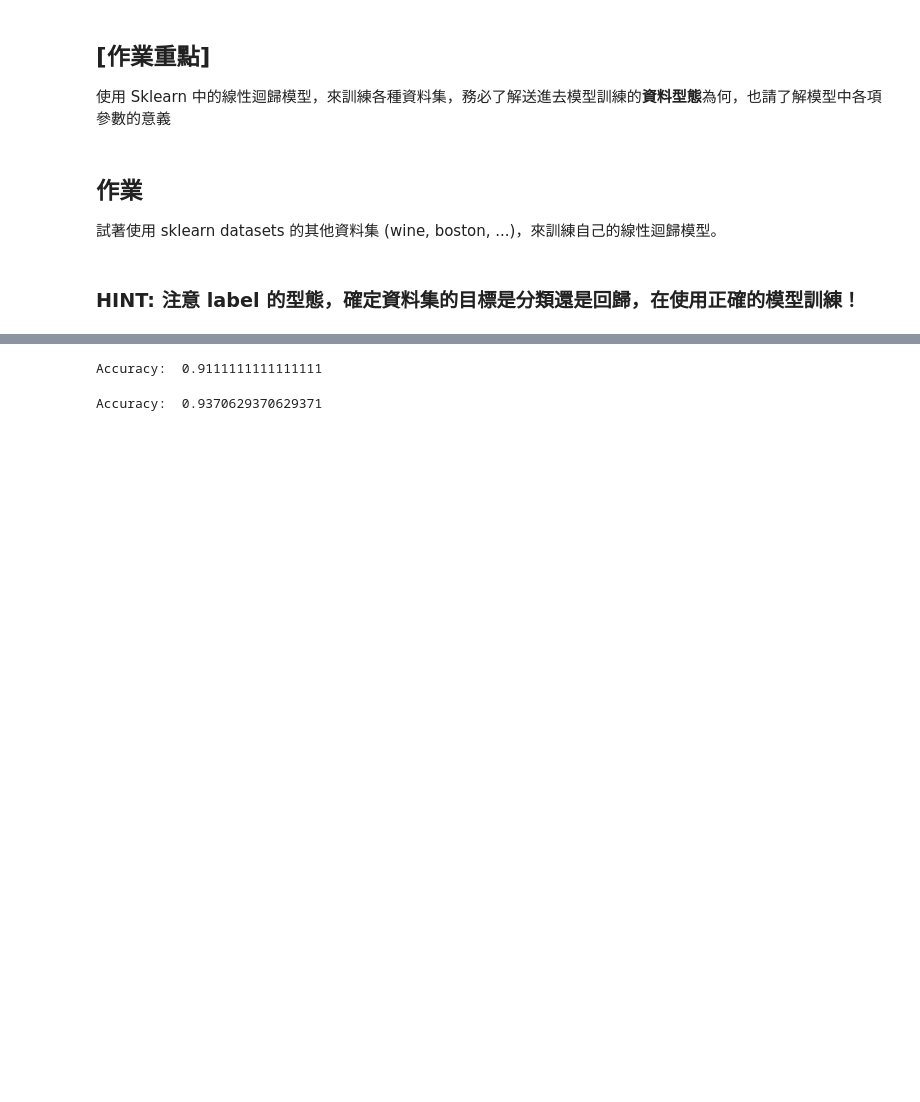
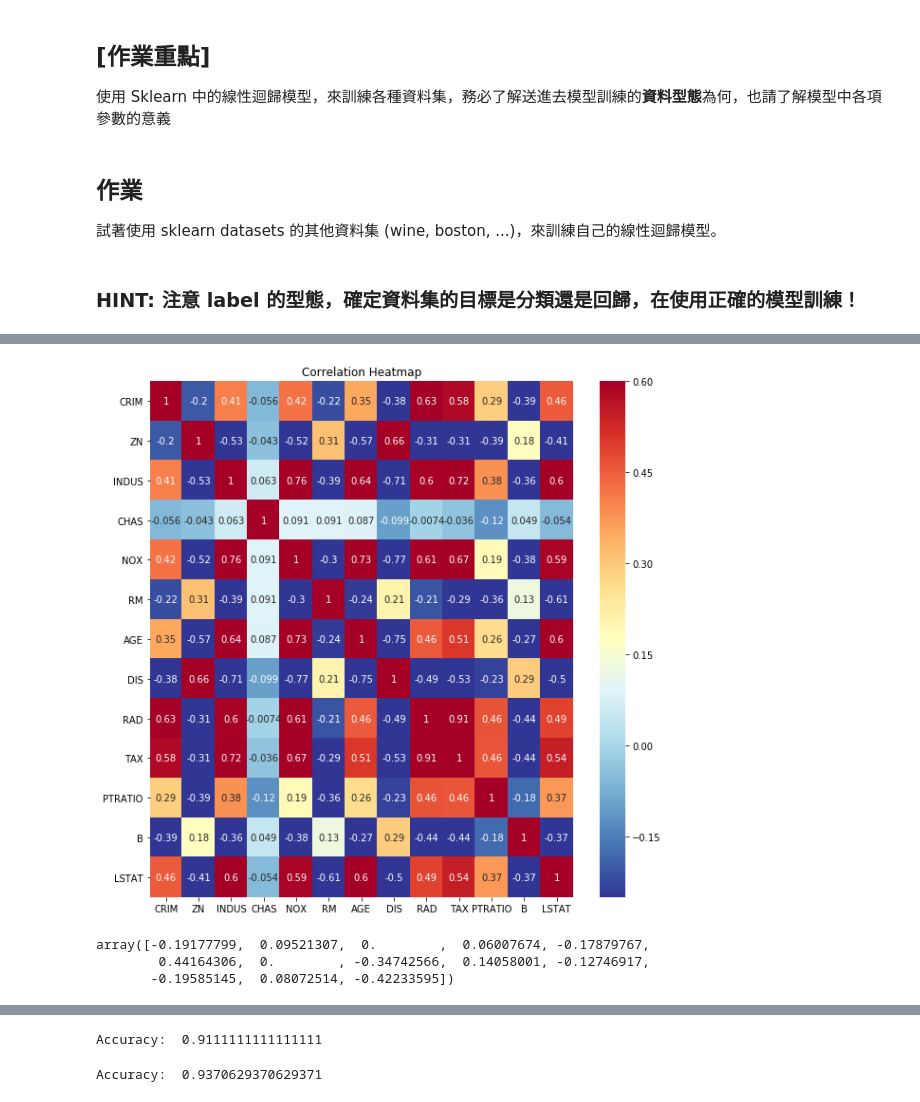
Before and after one commit to yciisi/2nd-ML100Days, a Jupyter notebook: homework/Day_038_HW.ipynb, the cells around one changed output, grey strips where cells are left out. Cells and saved outputs as stored; diff of their text form; code cells hidden in the pictures; blank space fills up the shorter version.

```diff
--- a/homework/Day_038_HW.ipynb
+++ b/homework/Day_038_HW.ipynb
@@ -22,0 +24,9 @@ breast_cancer = datasets.load_breast_cancer() # Load and return the breast cance
+# %%
+# Linear regssion
+# Load and return the boston house-prices dataset (regression).
+
+boston = datasets.load_boston()
+df = pd.DataFrame(boston.data, columns = boston.feature_names)
+df['PRICE'] = boston.target
+print(df.isnull().sum())
+df.describe()
@@ -22,0 +58,22 @@ breast_cancer = datasets.load_breast_cancer() # Load and return the breast cance
+# %%
+df_Y = df[['PRICE']]
+df_X = df.drop(['PRICE'] , axis=1)
+
+plt.figure(figsize = (10, 10))
+# 繪製相關係數 (correlations) 的 Heatmap
+sns.heatmap(df_X.corr(), cmap = plt.cm.RdYlBu_r, vmin = -0.25, annot = True, vmax = 0.6)
+plt.title('Correlation Heatmap');
+# %% [output]
+[figure, added]
+# %%
+MMEncoderX = MinMaxScaler()
+MMEncoderY = MinMaxScaler()
+MM_df_X = MMEncoderX.fit_transform(df_X)
+MM_df_Y = MMEncoderY.fit_transform(df_Y)
+L1_Reg = Lasso(alpha=0.0001)
+L1_Reg.fit(MM_df_X, MM_df_Y)
+L1_Reg.coef_
+# %% [output]
+array([-0.19177799,  0.09521307,  0.        ,  0.06007674, -0.17879767,
+        0.44164306,  0.        , -0.34742566,  0.14058001, -0.12746917,
+       -0.19585145,  0.08072514, -0.42233595])
```
Also changed, not shown: parts of 8 cells of this notebook.
